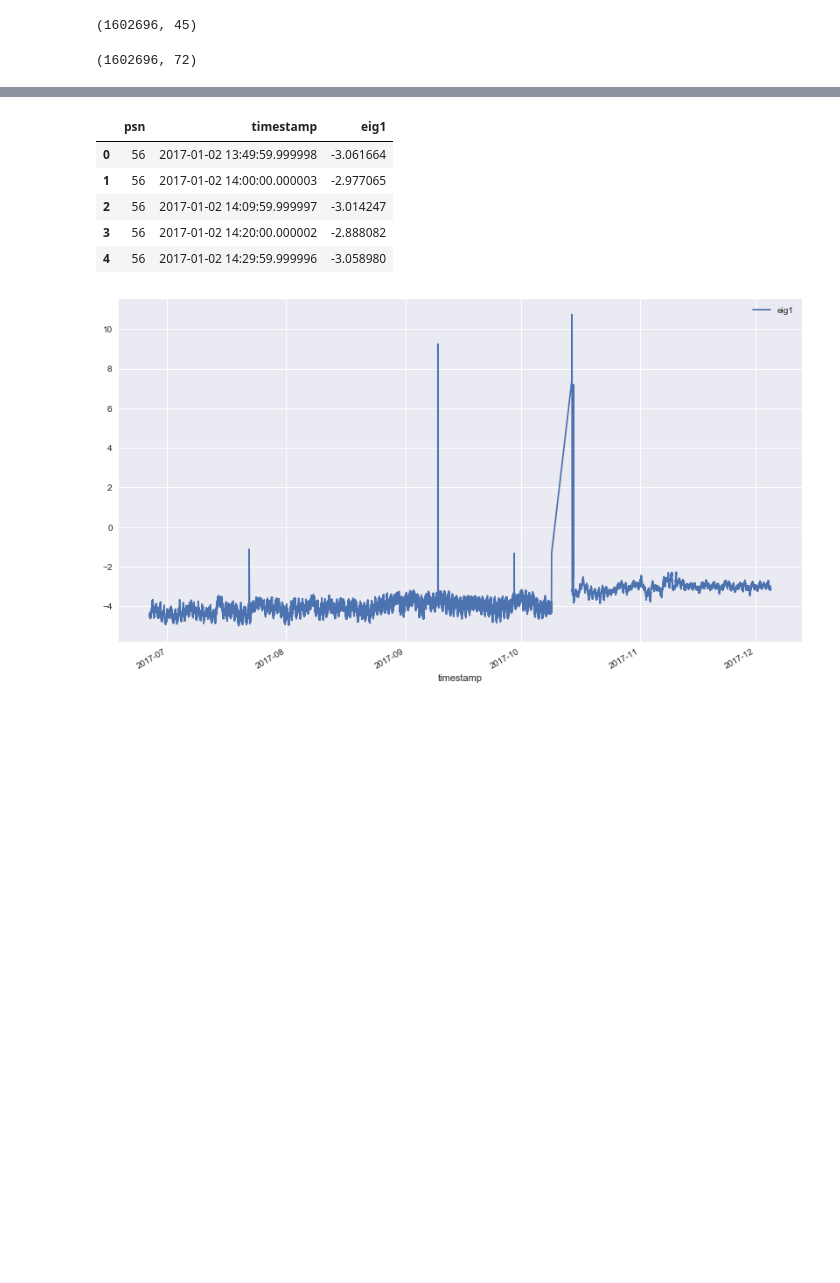
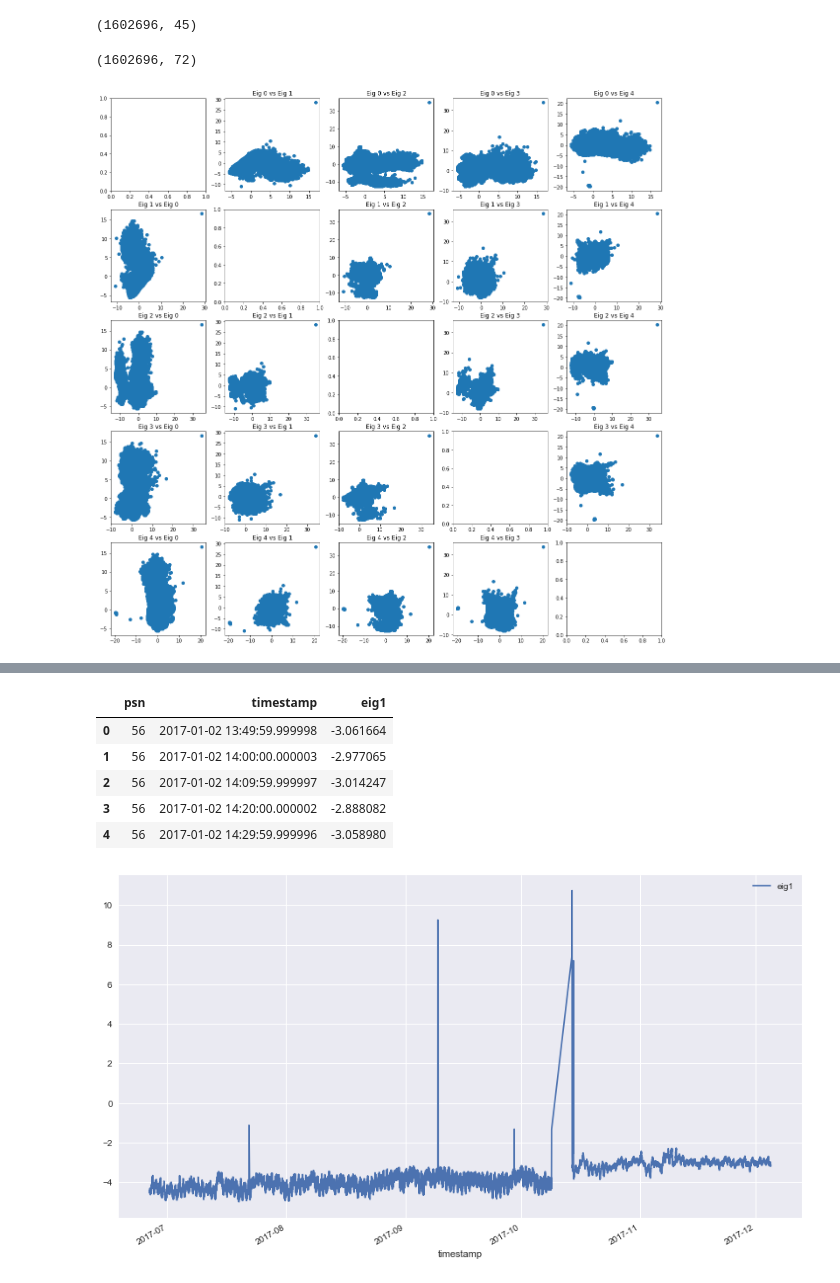
Before and after one commit to j-goldsmith/TurbineTimeSeries.EDA, a Jupyter notebook: eda/pca_model2_by_subsystem.ipynb, the cells around one changed output, grey strips where cells are left out. Drawn from its saved outputs; the diff is of its cells as text; code cells hidden in the pictures; blank space fills up the shorter version.

```diff
--- a/eda/pca_model2_by_subsystem.ipynb
+++ b/eda/pca_model2_by_subsystem.ipynb
@@ -295,6 +295,28 @@ data.shape
 reduced_df.shape
 # %% [output]
 (1602696, 72)
+# %%
+# %pyplot inline
+f, axarr = plt.subplots(5, 5)
+f.set_figheight(20)
+f.set_figwidth(20)
+for i in range(5):
+    for j in range(5):
+        if i==j:
+            continue
+        axarr[i, j].scatter(reduced_df[i].values,reduced_df[j].values)
+        axarr[i, j].set_title('Eig '+str(i) + ' vs Eig '+ str(j))
+# axarr[0, 1].scatter(x, y)
+# axarr[0, 1].set_title('Axis [0,1]')
+# axarr[1, 0].plot(x, y ** 2)
+# axarr[1, 0].set_title('Axis [1,0]')
+# axarr[1, 1].scatter(x, y ** 2)
+# axarr[1, 1].set_title('Axis [1,1]')
+# Fine-tune figure; hide x ticks for top plots and y ticks for right plots
+# plt.setp([a.get_xticklabels() for a in axarr[0, :]], visible=False)
+# plt.setp([a.get_yticklabels() for a in axarr[:, 1]], visible=False)
+# %% [output]
+[figure, added]
 # %%
 # %pyplot inline
 f, axarr = plt.subplots(5, 5)
```
Also changed, not shown: parts of 2 cells of this notebook.
